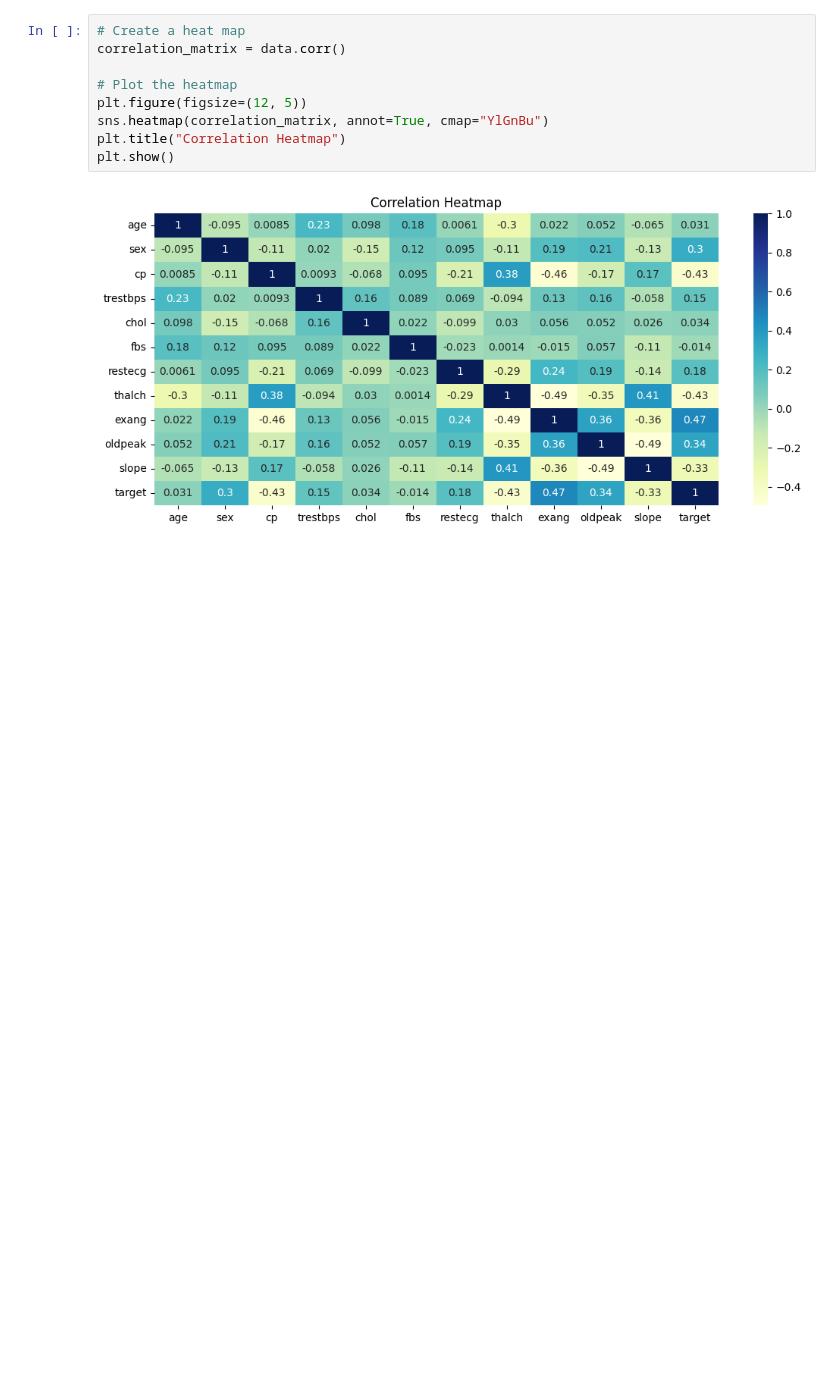
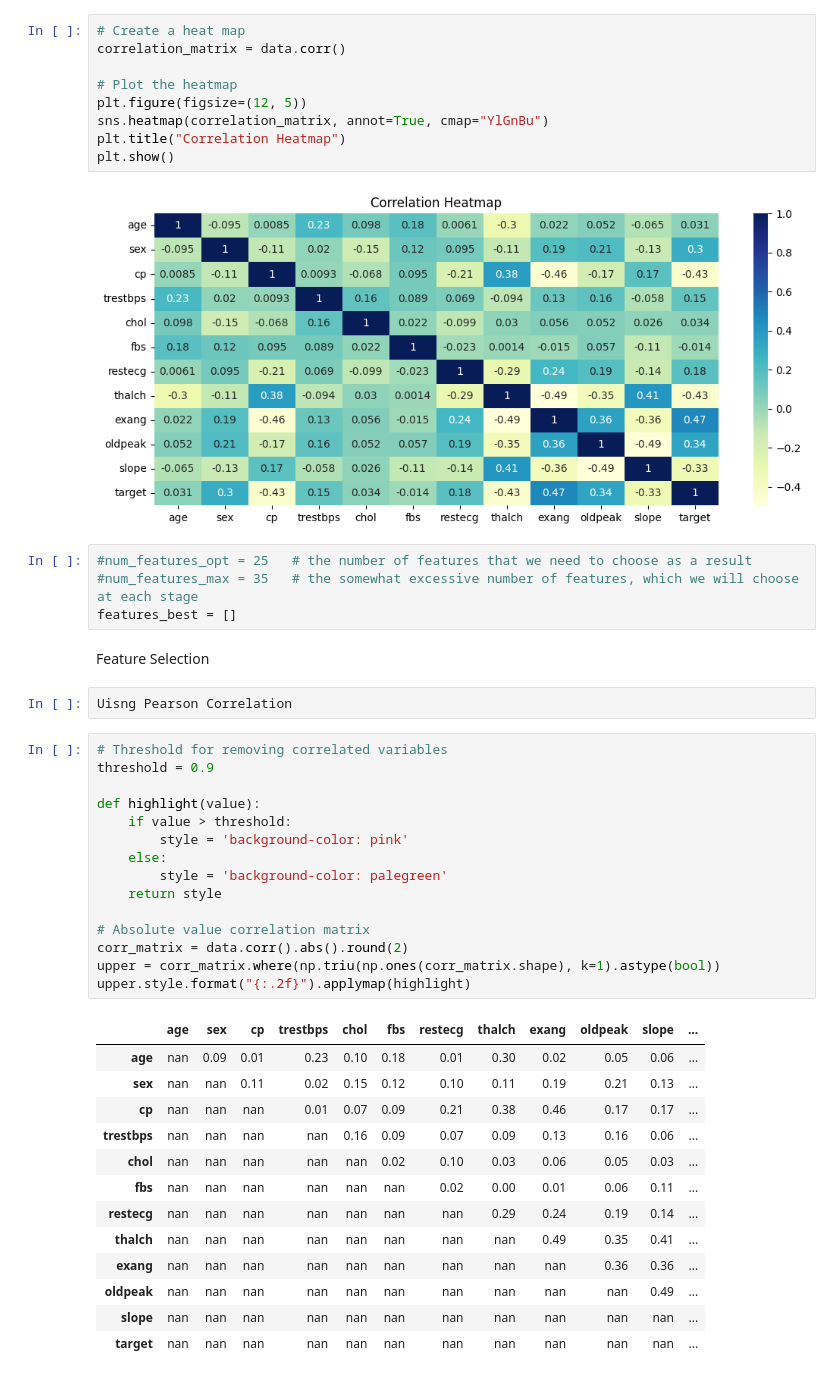
Before and after one commit to okechukwuchude/Heart-disease-prediction, a Jupyter notebook: hearth disease prediction.ipynb, the cells around one changed output. Cells and saved outputs as stored; diff of their text form; blank space fills up the shorter version.

```diff
--- a/hearth disease prediction.ipynb
+++ b/hearth disease prediction.ipynb
@@ -172,3 +172,40 @@ plt.title("Correlation Heatmap")
 plt.show()
 # %% [output]
 [figure]
+# %%
+#num_features_opt = 25   # the number of features that we need to choose as a result
+#num_features_max = 35   # the somewhat excessive number of features, which we will choose at each stage
+features_best = []
+# %% [markdown]
+Feature Selection
+# %%
+Uisng Pearson Correlation
+# %%
+# Threshold for removing correlated variables
+threshold = 0.9
+
+def highlight(value):
+    if value > threshold:
+        style = 'background-color: pink'
+    else:
+        style = 'background-color: palegreen'
+    return style
+
+# Absolute value correlation matrix
+corr_matrix = data.corr().abs().round(2)
+upper = corr_matrix.where(np.triu(np.ones(corr_matrix.shape), k=1).astype(bool))
+upper.style.format("{:.2f}").applymap(highlight)
+# %% [output]
+|  | age | sex | cp | trestbps | chol | fbs | restecg | thalch | exang | oldpeak | slope | ... |
+| age | nan | 0.09 | 0.01 | 0.23 | 0.10 | 0.18 | 0.01 | 0.30 | 0.02 | 0.05 | 0.06 | ... |
+| sex | nan | nan | 0.11 | 0.02 | 0.15 | 0.12 | 0.10 | 0.11 | 0.19 | 0.21 | 0.13 | ... |
+| cp | nan | nan | nan | 0.01 | 0.07 | 0.09 | 0.21 | 0.38 | 0.46 | 0.17 | 0.17 | ... |
+| trestbps | nan | nan | nan | nan | 0.16 | 0.09 | 0.07 | 0.09 | 0.13 | 0.16 | 0.06 | ... |
+| chol | nan | nan | nan | nan | nan | 0.02 | 0.10 | 0.03 | 0.06 | 0.05 | 0.03 | ... |
+| fbs | nan | nan | nan | nan | nan | nan | 0.02 | 0.00 | 0.01 | 0.06 | 0.11 | ... |
+| restecg | nan | nan | nan | nan | nan | nan | nan | 0.29 | 0.24 | 0.19 | 0.14 | ... |
+| thalch | nan | nan | nan | nan | nan | nan | nan | nan | 0.49 | 0.35 | 0.41 | ... |
+| exang | nan | nan | nan | nan | nan | nan | nan | nan | nan | 0.36 | 0.36 | ... |
+| oldpeak | nan | nan | nan | nan | nan | nan | nan | nan | nan | nan | 0.49 | ... |
+| slope | nan | nan | nan | nan | nan | nan | nan | nan | nan | nan | nan | ... |
+| target | nan | nan | nan | nan | nan | nan | nan | nan | nan | nan | nan | ... |
```
Also changed, not shown: parts of 1 cell of this notebook.
